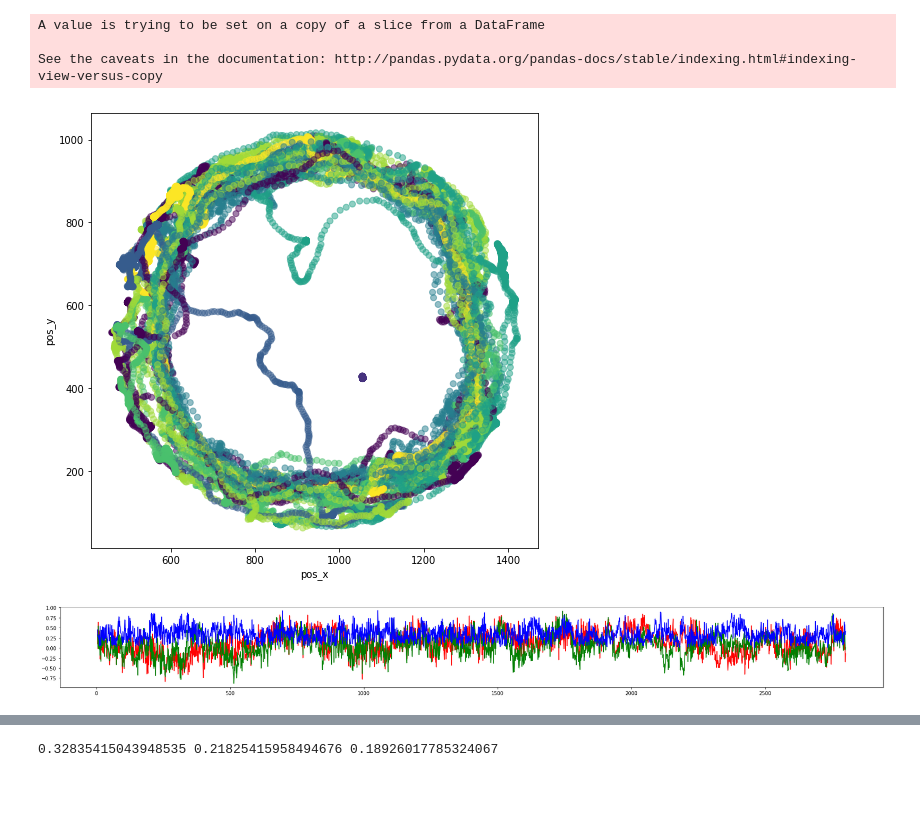
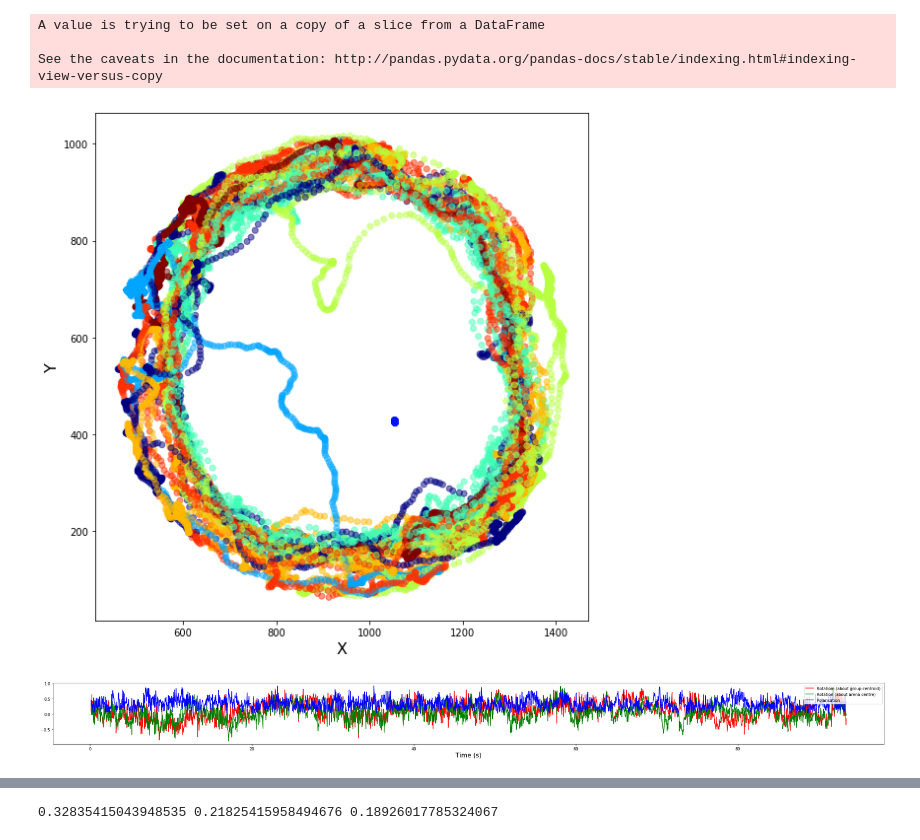
Before and after one commit to vivekhsridhar/tracktor, a Jupyter notebook: examples/track_termites.ipynb, the cells around one changed output, grey strips where cells are left out. Saved outputs shown, nothing was run; the diff lists cells and outputs as text; code cells hidden in the pictures; blank space fills up the shorter version.

```diff
--- a/examples/track_termites.ipynb
+++ b/examples/track_termites.ipynb
@@ -169,13 +169,15 @@ See the caveats in the documentation: http://pandas.pydata.org/pandas-docs/stabl
 # %%
 import matplotlib.pyplot as plt
 
 plt.figure(figsize=(8,8))
-plt.scatter(df['pos_x'], df['pos_y'], c=df['id'], alpha=0.5)
-plt.xlabel('pos_x')
-plt.ylabel('pos_y')
+plt.scatter(df['pos_x'], df['pos_y'], c=df['id'], cmap='jet', alpha=0.5)
+plt.xlabel('X', fontsize=16)
+plt.ylabel('Y', fontsize=16)
+plt.tight_layout()
+plt.savefig('ex4_fig1.eps', format='eps', dpi=1000)
 plt.show()
 # %% [output]
-[figure, old version]
+[figure, new version]
 # %%
 df_ord = df.groupby(['frame']).mean()
 df_ord = df_ord.reset_index()
@@ -209,13 +211,17 @@ df_ord['polarisation'] = np.sqrt(df_ord['dir_x']['sum']**2 + df_ord['dir_y']['su
 df_ord['rotation'] = df_ord['rotation']['sum'].divide(df_ord['rotation']['count'])
 df_ord['arena_rotation'] = df_ord['arena_rotation']['sum'].divide(df_ord['arena_rotation']['count'])
 # %%
-import matplotlib.pyplot as plt
-
 plt.figure(figsize=(30,3))
-plt.plot(df_ord['frame'], df_ord['rotation']['sum'], 'r', df_ord['frame'], df_ord['arena_rotation']['sum'], 'g', df_ord['frame'], df_ord['polarisation'], 'b')
+plt.plot(df_ord['frame']/30, df_ord['rotation']['sum'], color='r', label='Rotatioin (about group centroid)')
+plt.plot(df_ord['frame']/30, df_ord['arena_rotation']['sum'], color='g', label='Rotation (about arena centre)')
+plt.plot(df_ord['frame']/30, df_ord['polarisation'], color='b', label='Polarisation')
+plt.xlabel('Time (s)', fontsize=16)
+plt.legend(loc=1)
+plt.tight_layout()
+plt.savefig('ex4_fig2.eps', format='eps', dpi=1000)
 plt.show()
 # %% [output]
-[figure, old version]
+[figure, new version]
 # %%
 import seaborn as sns
 
```
Also changed, not shown: parts of 2 cells of this notebook, 17 other files.
